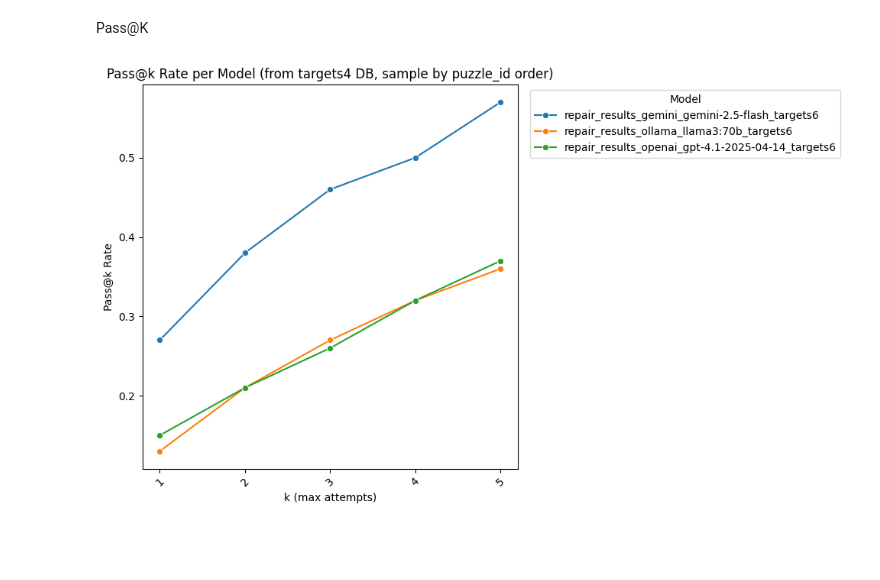
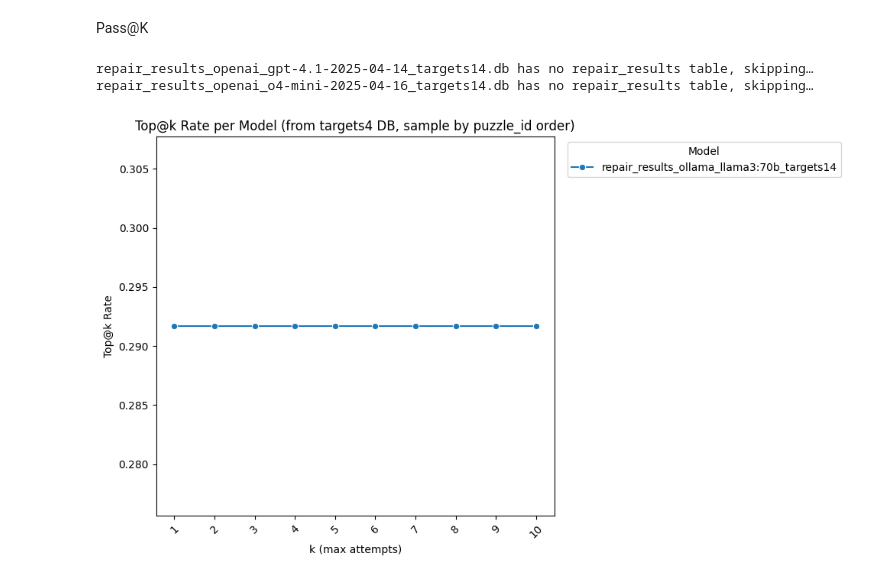
Before and after one commit to Jacksadventure/Grammar_bench, a Jupyter notebook: repair_results_analysis.ipynb, the cells around one changed output. Cells and saved outputs as stored; diff of their text form; code cells hidden in the pictures; blank space fills up the shorter version.

```diff
--- a/repair_results_analysis.ipynb
+++ b/repair_results_analysis.ipynb
@@ -16,9 +16,8 @@ database_version = "14"
 target_db = f'targets{database_version}.db'
 # %%
 sources_dbs = [
-            "repair_results_ollama_llama3:70b_targets14.db",
-            "repair_results_openai_gpt-4.1-2025-04-14_targets14.db",
-            "repair_results_openai_o4-mini-2025-04-16_targets14.db"
+            "repair_results_openai_gpt-5-nano-2025-08-07_targets14.db",
+            "repair_results_ollama_llama3:70b_targets14.db"
             ]
 # %%
 import sqlite3
@@ -201,7 +118,7 @@ for db_path in sources_dbs:
     model = os.path.basename(db_path).removeprefix('repair_results_') \
              .removesuffix(f'_targets{database_version}.db').split('_')[1]
     conn = sqlite3.connect(db_path)
-    df_res = pd.read_sql('SELECT case_id, puzzle_id, correct, total_tokens FROM repair_results', conn)
+    df_res = pd.read_sql('SELECT case_id, puzzle_id, correct, total_tokens, completion_tokens FROM repair_results', conn)
     # Merge using cases.id (puzzle_id) mapping to source puzzle.id
     df_tmp = df_res[df_res['correct'] == 1].merge(df_cases, left_on='case_id', right_on='puzzle_id')
     df_tmp['model'] = model
@@ -293,16 +182,0 @@ KeyboardInterrupt:
-# %%
-# Table of correcteded cases counts by mutation_depth for each model
-records = []
-for db_path in sources_dbs:
-    model = os.path.basename(db_path).removeprecorrected('repair_results_').removesufcorrected('_targets.db')
-    conn = sqlite3.connect(db_path)
-    df_res = pd.read_sql('SELECT case_id, corrected FROM repair_results', conn)
-    conn.close()
-    df_ok = df_res[df_res['corrected'] == 1].merge(df_cases[['puzzle_id','mutation_depth']], left_on='case_id', right_on='puzzle_id')
-    counts = df_ok['mutation_depth'].value_counts().sort_index()
-    for depth, cnt in counts.items():
-        records.append({'model': model, 'mutation_depth': depth, 'accuracy': cnt})
-
-df_mut_counts = pd.DataFrame(records)
-pivot_mut = df_mut_counts.pivot(index='mutation_depth', columns='model', values='accuracy').fillna(0).astype(int)
-print(pivot_mut)
@@ -510,11 +190,11 @@ import seaborn as sns
 import os
 
 db_paths = [
- "repair_results_gemini_gemini-2.5-flash_targets6.db",
-"repair_results_ollama_llama3:70b_targets6.db",
-"repair_results_openai_gpt-4.1-2025-04-14_targets6.db"
+"repair_results_ollama_llama3:70b_targets14.db",
+            "repair_results_openai_gpt-4.1-2025-04-14_targets14.db",
+            "repair_results_openai_o4-mini-2025-04-16_targets14.db"
 ]
-ks = list(range(1, 6))
+ks = list(range(1, 11))
 records = []
 
 for db_path in db_paths:
@@ -533,35 +213,37 @@ for db_path in db_paths:
 
     # Check if 'sample' column exists
     info = pd.read_sql("PRAGMA table_info(repair_results)", conn)
     has_sample = 'sample' in info['name'].tolist()
 
     # Read required columns
-    cols = "puzzle_id, corrected" + (", sample" if has_sample else "")
+    cols = "puzzle_id, correct" + (", sample" if has_sample else "")
     df = pd.read_sql(f"SELECT {cols} FROM repair_results", conn)
     conn.close()
 
     # If no sample column, assign sample numbers by puzzle_id occurrence order
     if not has_sample:
         df['sample'] = df.groupby('puzzle_id').cumcount() + 1
 
     total = df['puzzle_id'].nunique()
     for k in ks:
         df_k = df[df['sample'] <= k]
         # For each puzzle_id, if any of the first k attempts correcteded it, count as passed
-        passed = df_k.groupby('puzzle_id')['corrected'].max().sum()
+        passed = df_k.groupby('puzzle_id')['correct'].max().sum()
         rate = passed / total
         records.append({"model": model, "k": k, "rate": rate})
 
 df_pass_k = pd.DataFrame(records)
 
 plt.figure(figsize=(10, 6))
 sns.lineplot(data=df_pass_k, x='k', y='rate', hue='model', marker='o')
 plt.xticks(ks, rotation=45)
 plt.xlabel('k (max attempts)')
-plt.ylabel('Pass@k Rate')
-plt.title('Pass@k Rate per Model (from targets4 DB, sample by puzzle_id order)')
+plt.ylabel('Top@k Rate')
+plt.title('Top@k Rate per Model (from targets4 DB, sample by puzzle_id order)')
 plt.legend(title='Model', bbox_to_anchor=(1.02, 1), loc='upper left')
 plt.tight_layout()
 plt.show()
 # %% [output]
+repair_results_openai_gpt-4.1-2025-04-14_targets14.db has no repair_results table, skipping…
+repair_results_openai_o4-mini-2025-04-16_targets14.db has no repair_results table, skipping…
-[figure, old version]
+[figure, new version]
```
Also changed, not shown: parts of 13 cells of this notebook, 25 other files.
